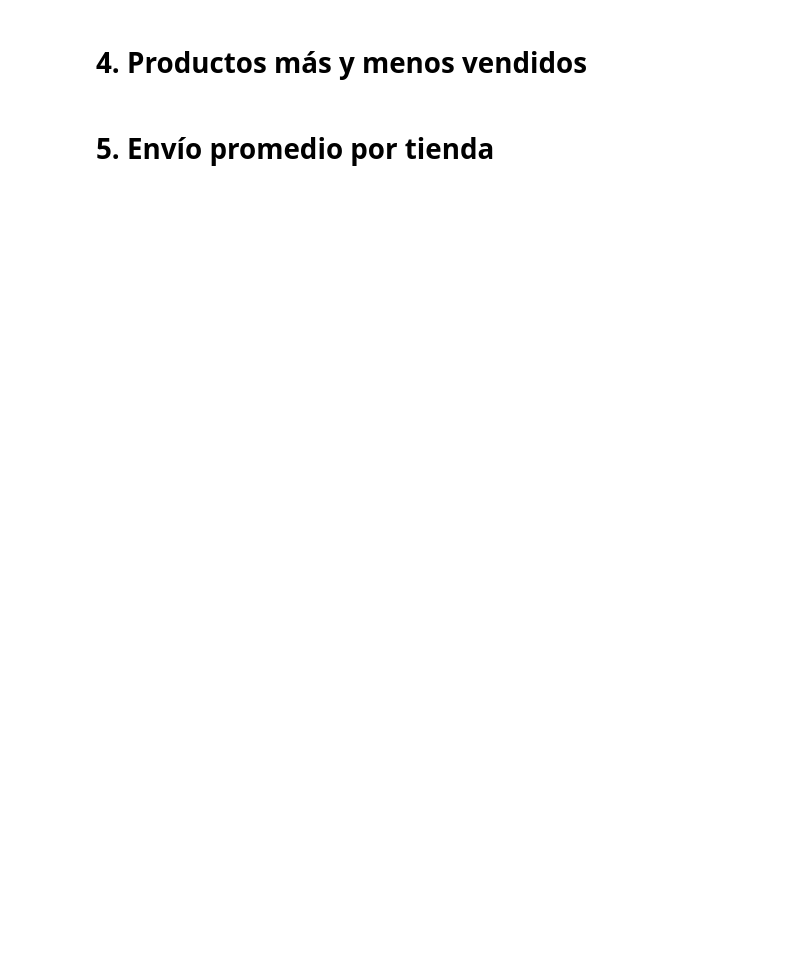
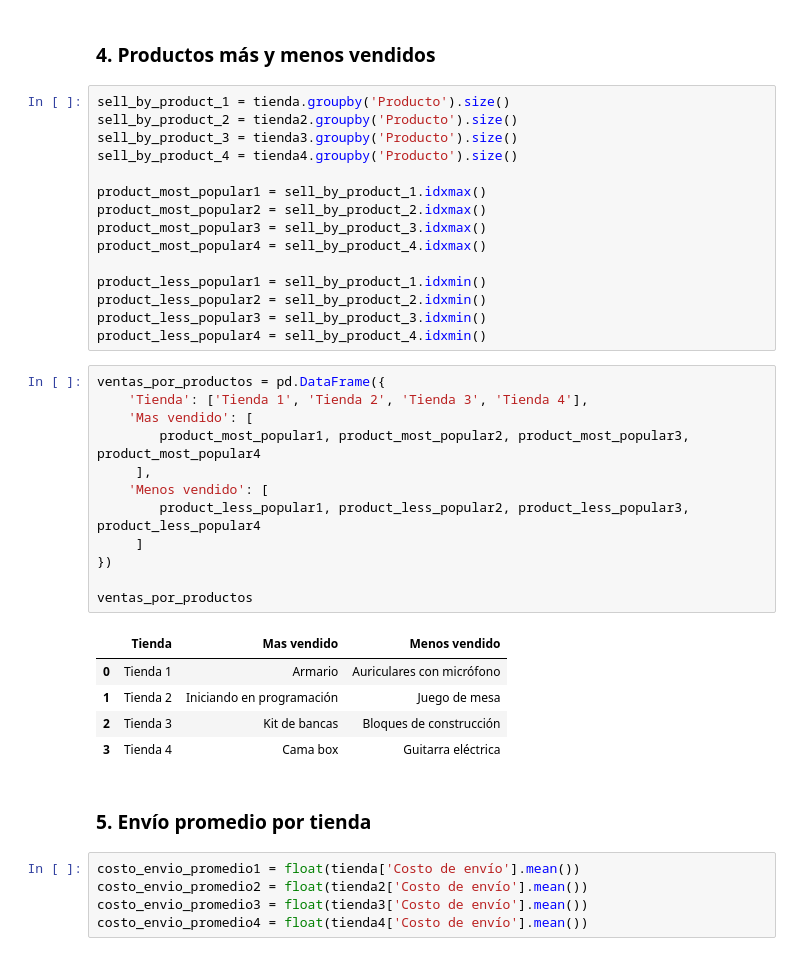
Before and after one commit to tlaxcalajuan/alura-store-challenge-jcts, a Jupyter notebook: AluraStoreLatam.ipynb, the cells around one changed output. Cells and saved outputs as stored; diff of their text form; blank space fills up the shorter version.

```diff
--- a/AluraStoreLatam.ipynb
+++ b/AluraStoreLatam.ipynb
@@ -32,4 +123,42 @@ tienda.head()
 # %% [markdown]
-# 4. Productos más y menos vendidos
+### 4. Productos más y menos vendidos
+# %%
+sell_by_product_1 = tienda.groupby('Producto').size()
+sell_by_product_2 = tienda2.groupby('Producto').size()
+sell_by_product_3 = tienda3.groupby('Producto').size()
+sell_by_product_4 = tienda4.groupby('Producto').size()
+
+product_most_popular1 = sell_by_product_1.idxmax()
+product_most_popular2 = sell_by_product_2.idxmax()
+product_most_popular3 = sell_by_product_3.idxmax()
+product_most_popular4 = sell_by_product_4.idxmax()
+
+product_less_popular1 = sell_by_product_1.idxmin()
+product_less_popular2 = sell_by_product_2.idxmin()
+product_less_popular3 = sell_by_product_3.idxmin()
+product_less_popular4 = sell_by_product_4.idxmin()
+# %%
+ventas_por_productos = pd.DataFrame({
+    'Tienda': ['Tienda 1', 'Tienda 2', 'Tienda 3', 'Tienda 4'],
+    'Mas vendido': [
+        product_most_popular1, product_most_popular2, product_most_popular3, product_most_popular4
+     ],
+    'Menos vendido': [
+        product_less_popular1, product_less_popular2, product_less_popular3, product_less_popular4
+     ]
+})
+
+ventas_por_productos
+# %% [output]
+|  | Tienda | Mas vendido | Menos vendido |
+| 0 | Tienda 1 | Armario | Auriculares con micrófono |
+| 1 | Tienda 2 | Iniciando en programación | Juego de mesa |
+| 2 | Tienda 3 | Kit de bancas | Bloques de construcción |
+| 3 | Tienda 4 | Cama box | Guitarra eléctrica |
 # %% [markdown]
-# 5. Envío promedio por tienda
+### 5. Envío promedio por tienda
+# %%
+costo_envio_promedio1 = float(tienda['Costo de envío'].mean())
+costo_envio_promedio2 = float(tienda2['Costo de envío'].mean())
+costo_envio_promedio3 = float(tienda3['Costo de envío'].mean())
+costo_envio_promedio4 = float(tienda4['Costo de envío'].mean())
```
Also changed, not shown: parts of 22 cells of this notebook.
